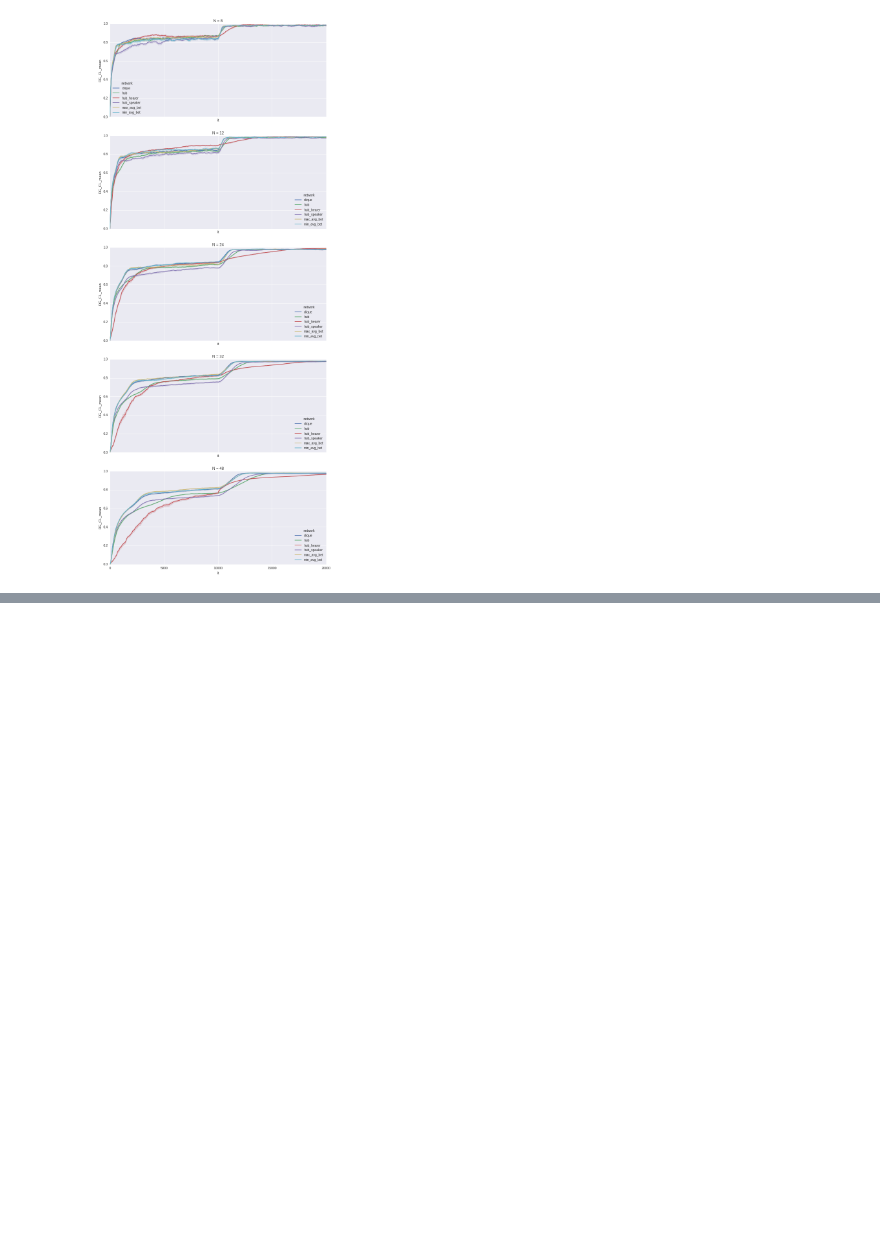
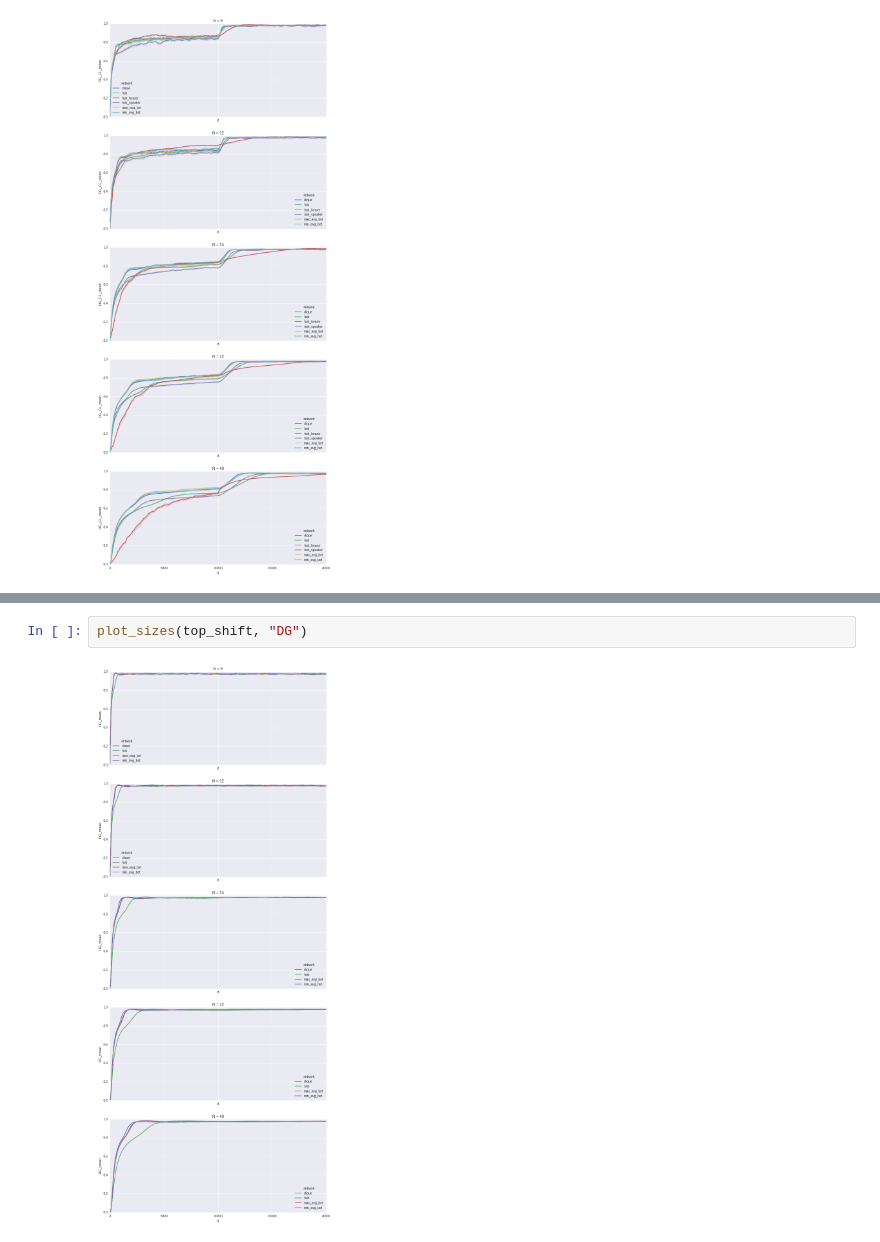
Before and after one commit to zubekj/cog-abm, a Jupyter notebook: extended_sim_analyses.ipynb, the cells around one changed output, grey strips where cells are left out. Saved outputs shown, nothing was run; the diff lists cells and outputs as text; blank space fills up the shorter version.

```diff
--- a/extended_sim_analyses.ipynb
+++ b/extended_sim_analyses.ipynb
@@ -62 +79,5 @@ plot_sizes(env_shift, "DG_CL")
+# %%
+plot_sizes(top_shift, "DG")
+# %% [output]
+[figure, added]
 # %%
```
Also changed, not shown: parts of 7 cells of this notebook.
